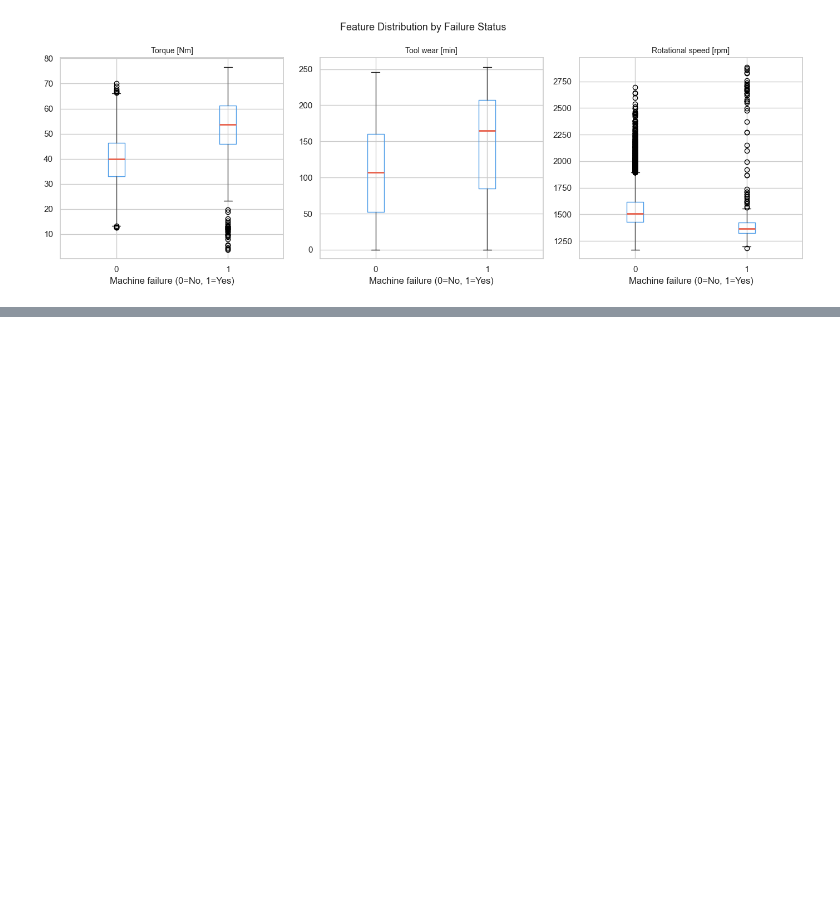
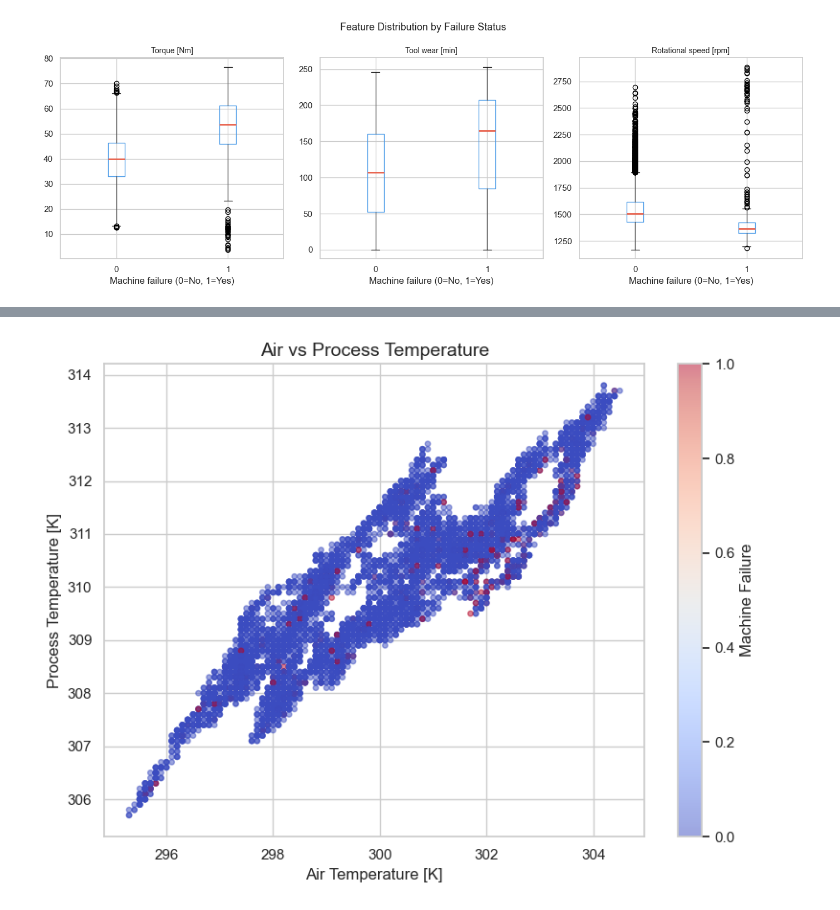
Before and after one commit to Swayam085/predictive-maintenance, a Jupyter notebook: notebooks/01_eda.ipynb, the cells around one changed output, grey strips where cells are left out. Cells and saved outputs as stored; diff of their text form; code cells hidden in the pictures; blank space fills up the shorter version.

```diff
--- a/notebooks/01_eda.ipynb
+++ b/notebooks/01_eda.ipynb
@@ -113,0 +132,15 @@ plt.show()
+# %%
+fig, ax = plt.subplots(figsize=(8, 6))
+scatter = ax.scatter(df['Air temperature [K]'],
+                     df['Process temperature [K]'],
+                     c=df['Machine failure'],
+                     cmap='coolwarm', alpha=0.5, s=15)
+plt.colorbar(scatter, ax=ax, label='Machine Failure')
+ax.set_title('Air vs Process Temperature', fontsize=14)
+ax.set_xlabel('Air Temperature [K]')
+ax.set_ylabel('Process Temperature [K]')
+plt.tight_layout()
+plt.savefig('../reports/figures/06_temperature_scatter.png', dpi=150, bbox_inches='tight')
+plt.show()
+# %% [output]
+[figure, added]
```
Also changed, not shown: parts of 4 cells of this notebook, 5 other files.
